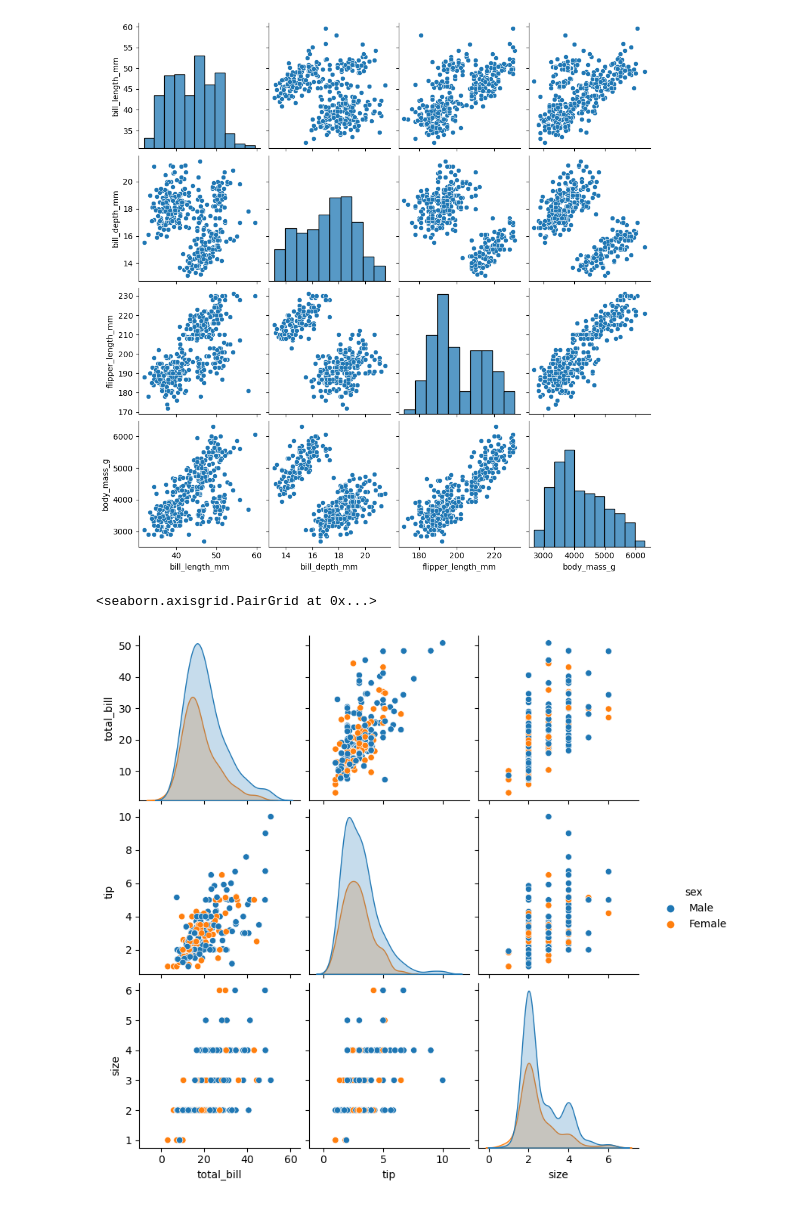
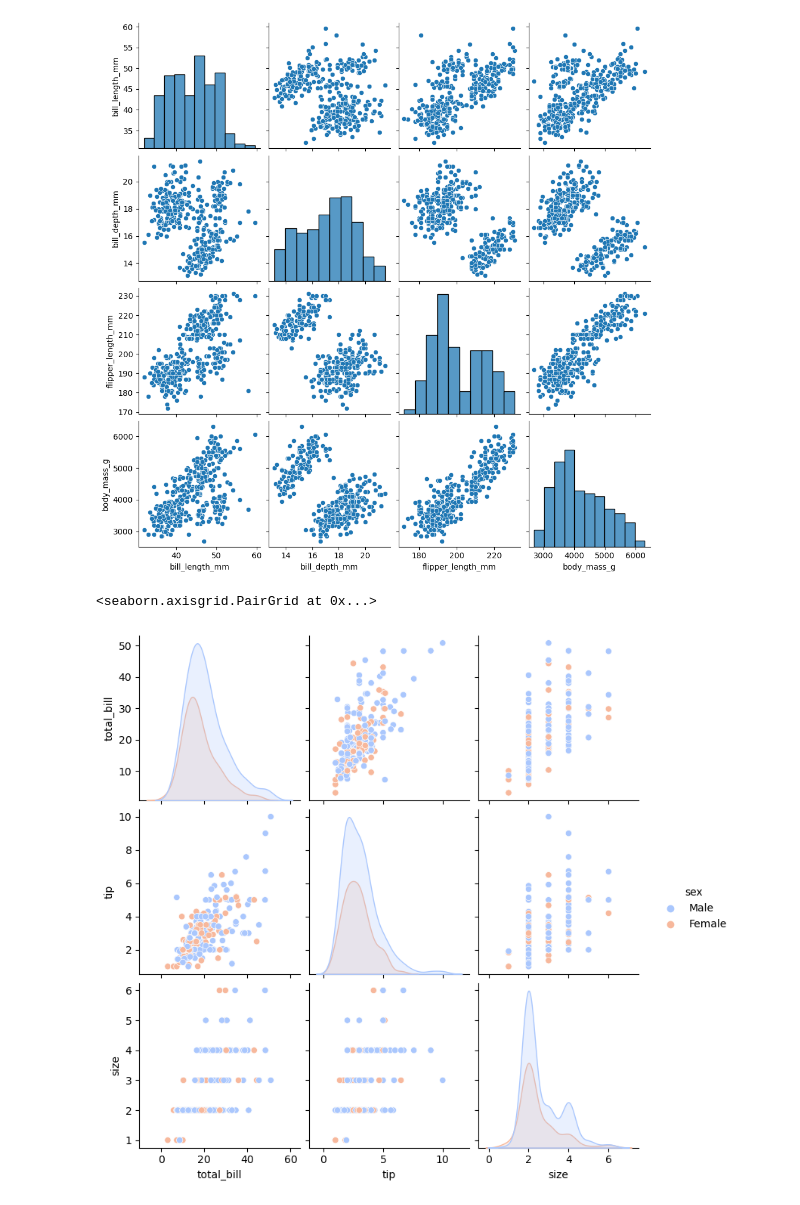
Before and after one commit to asheshh-lal/Python_practice_libraries, a Jupyter notebook: Seaborn.ipynb, the cells around one changed output. Cells and saved outputs as stored; diff of their text form; code cells hidden in the pictures.

```diff
--- a/Seaborn.ipynb
+++ b/Seaborn.ipynb
@@ -67,8 +67,8 @@ sns.pairplot(data=peng)
 <seaborn.axisgrid.PairGrid at 0x...>
 [figure]
 # %%
-sns.pairplot(tips,hue='sex')
+sns.pairplot(tips,hue='sex',palette='coolwarm')
 # %% [output]
 <seaborn.axisgrid.PairGrid at 0x...>
-[figure, old version]
+[figure, new version]
 # %%
```
Also changed, not shown: parts of 3 cells of this notebook.
